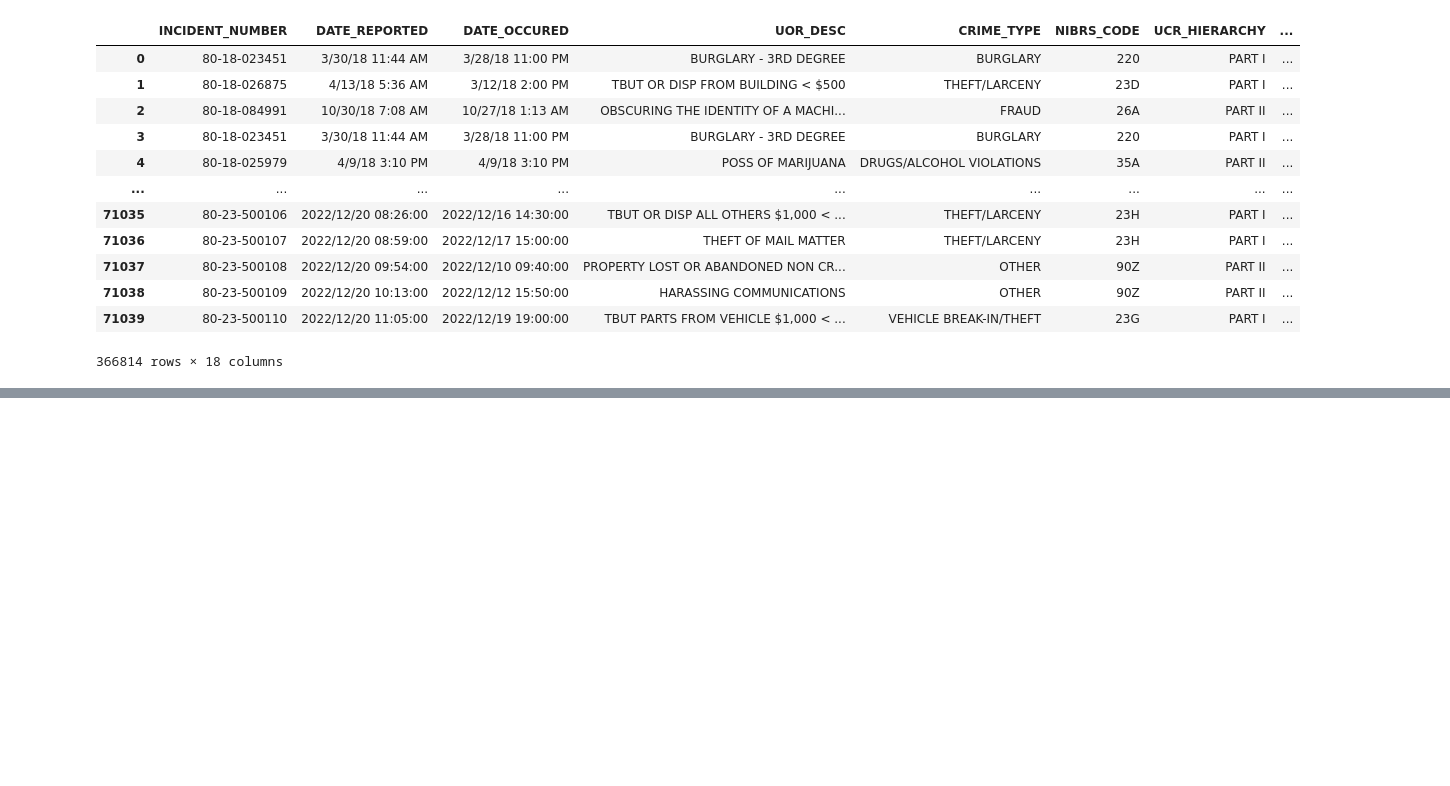
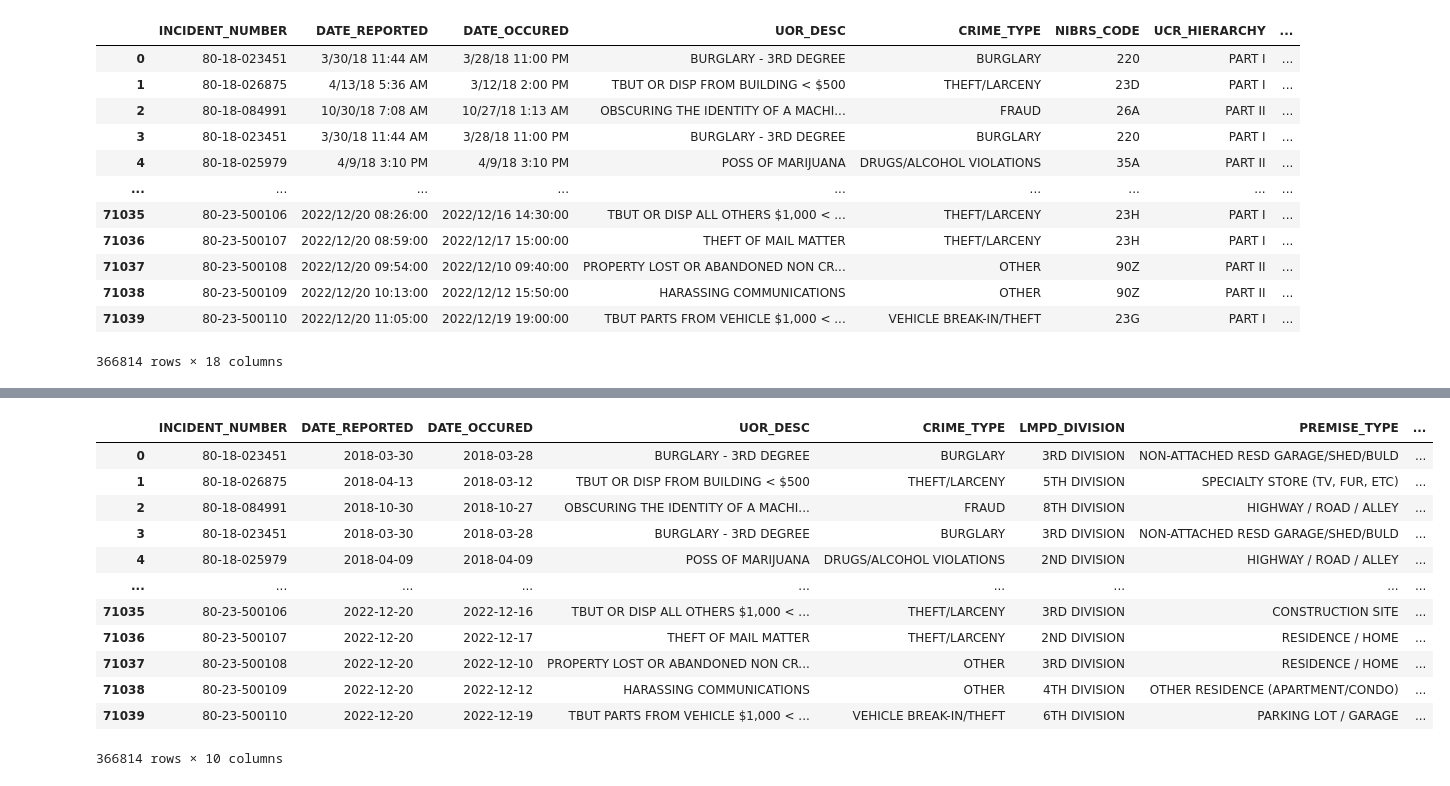
Before and after one commit to Jessica-Thomas/Lou_Metro_Dash, a Jupyter notebook: dfs.ipynb, the cells around one changed output, grey strips where cells are left out. Cells and saved outputs as stored; diff of their text form; code cells hidden in the pictures; blank space fills up the shorter version.

```diff
--- a/dfs.ipynb
+++ b/dfs.ipynb
@@ -119 +115,18 @@ crime_data_All
 366814 rows × 18 columns
+# %%
+crime_data = crime_data_All.drop(columns={'LMPD_BEAT', 'ID', 'ObjectId', 'City', 'BADGE_ID', 'ATT_COMP', 'NIBRS_CODE', 'UCR_HIERARCHY'})
+crime_data
+# %% [output]
+|  | INCIDENT_NUMBER | DATE_REPORTED | DATE_OCCURED | UOR_DESC | CRIME_TYPE | LMPD_DIVISION | PREMISE_TYPE | ... |
+| 0 | 80-18-023451 | 2018-03-30 | 2018-03-28 | BURGLARY - 3RD DEGREE | BURGLARY | 3RD DIVISION | NON-ATTACHED RESD GARAGE/SHED/BULD | ... |
+| 1 | 80-18-026875 | 2018-04-13 | 2018-03-12 | TBUT OR DISP FROM BUILDING < $500 | THEFT/LARCENY | 5TH DIVISION | SPECIALTY STORE (TV, FUR, ETC) | ... |
+| 2 | 80-18-084991 | 2018-10-30 | 2018-10-27 | OBSCURING THE IDENTITY OF A MACHI... | FRAUD | 8TH DIVISION | HIGHWAY / ROAD / ALLEY | ... |
+| 3 | 80-18-023451 | 2018-03-30 | 2018-03-28 | BURGLARY - 3RD DEGREE | BURGLARY | 3RD DIVISION | NON-ATTACHED RESD GARAGE/SHED/BULD | ... |
+| 4 | 80-18-025979 | 2018-04-09 | 2018-04-09 | POSS OF MARIJUANA | DRUGS/ALCOHOL VIOLATIONS | 2ND DIVISION | HIGHWAY / ROAD / ALLEY | ... |
+| ... | ... | ... | ... | ... | ... | ... | ... | ... |
+| 71035 | 80-23-500106 | 2022-12-20 | 2022-12-16 | TBUT OR DISP ALL OTHERS $1,000 < ... | THEFT/LARCENY | 3RD DIVISION | CONSTRUCTION SITE | ... |
+| 71036 | 80-23-500107 | 2022-12-20 | 2022-12-17 | THEFT OF MAIL MATTER | THEFT/LARCENY | 2ND DIVISION | RESIDENCE / HOME | ... |
+| 71037 | 80-23-500108 | 2022-12-20 | 2022-12-10 | PROPERTY LOST OR ABANDONED NON CR... | OTHER | 3RD DIVISION | RESIDENCE / HOME | ... |
+| 71038 | 80-23-500109 | 2022-12-20 | 2022-12-12 | HARASSING COMMUNICATIONS | OTHER | 4TH DIVISION | OTHER RESIDENCE (APARTMENT/CONDO) | ... |
+| 71039 | 80-23-500110 | 2022-12-20 | 2022-12-19 | TBUT PARTS FROM VEHICLE $1,000 < ... | VEHICLE BREAK-IN/THEFT | 6TH DIVISION | PARKING LOT / GARAGE | ... |
+366814 rows × 10 columns
```
Also changed, not shown: parts of 1 cell of this notebook.
